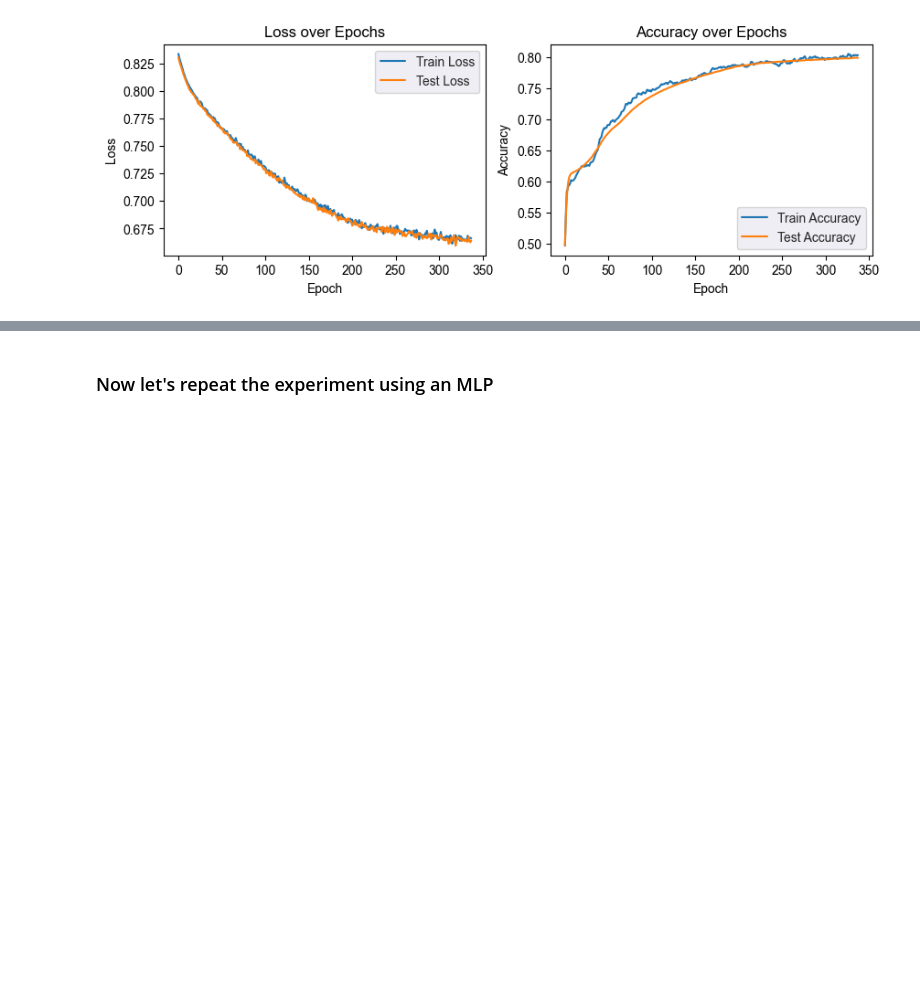
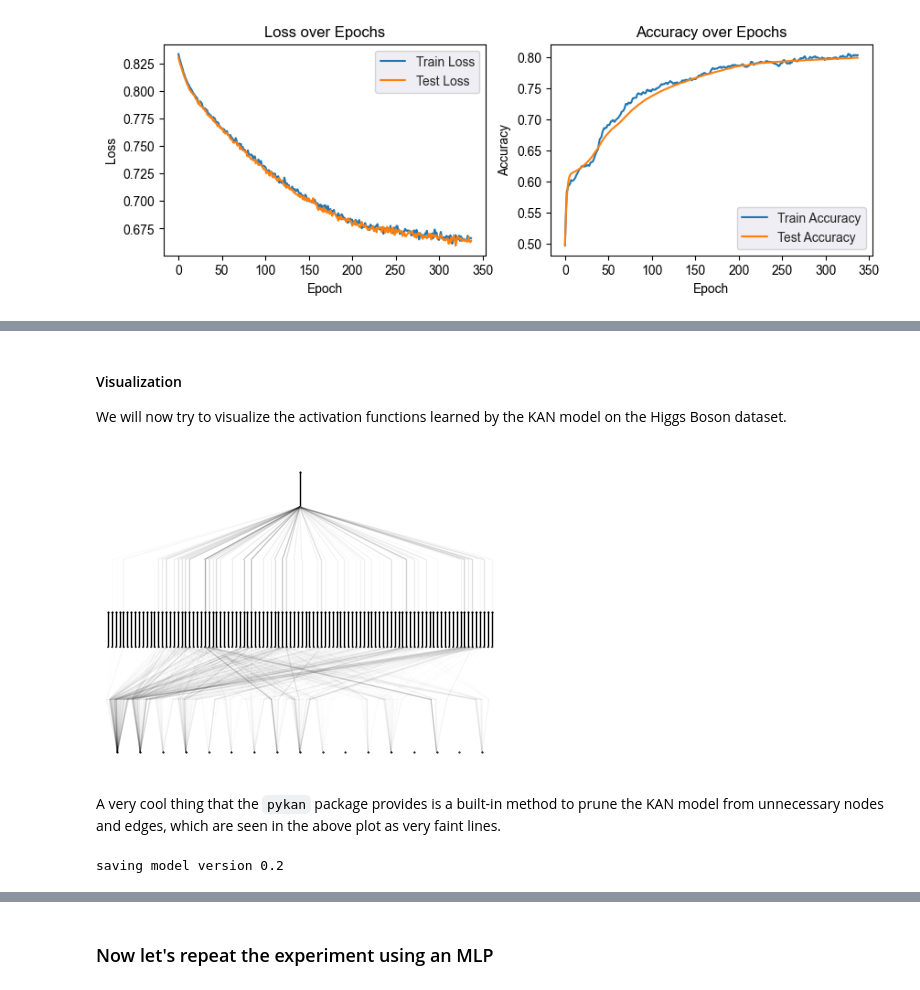
Before and after one commit to AimbotParce/MDS-AML-HiggsBosonKAN, a Jupyter notebook: notebooks/02-pykan-higgs-test.ipynb, the cells around one changed output, grey strips where cells are left out. Cells and saved outputs as stored; diff of their text form; code cells hidden in the pictures; blank space fills up the shorter version.

```diff
--- a/notebooks/02-pykan-higgs-test.ipynb
+++ b/notebooks/02-pykan-higgs-test.ipynb
@@ -169,0 +159,15 @@ AMS: 782.7232666015625
+# %% [markdown]
+#### Visualization
+
+We will now try to visualize the activation functions learned by the KAN model on the Higgs Boson dataset.
+# %%
+model_kan.plot(folder="../figures/pykan-higgs-test/model-plot/")
+add_gitignore("../figures/pykan-higgs-test/model-plot/")
+# %% [output]
+[figure, added]
+# %% [markdown]
+A very cool thing that the `pykan` package provides is a built-in method to prune the KAN model from unnecessary nodes and edges, which are seen in the above plot as very faint lines.
+# %%
+pruned_model_kan = model_kan.prune(node_th=0.01, edge_th=0.01)
+# %% [output]
+saving model version 0.2
```
Also changed, not shown: parts of 26 cells of this notebook, 4 other files.
